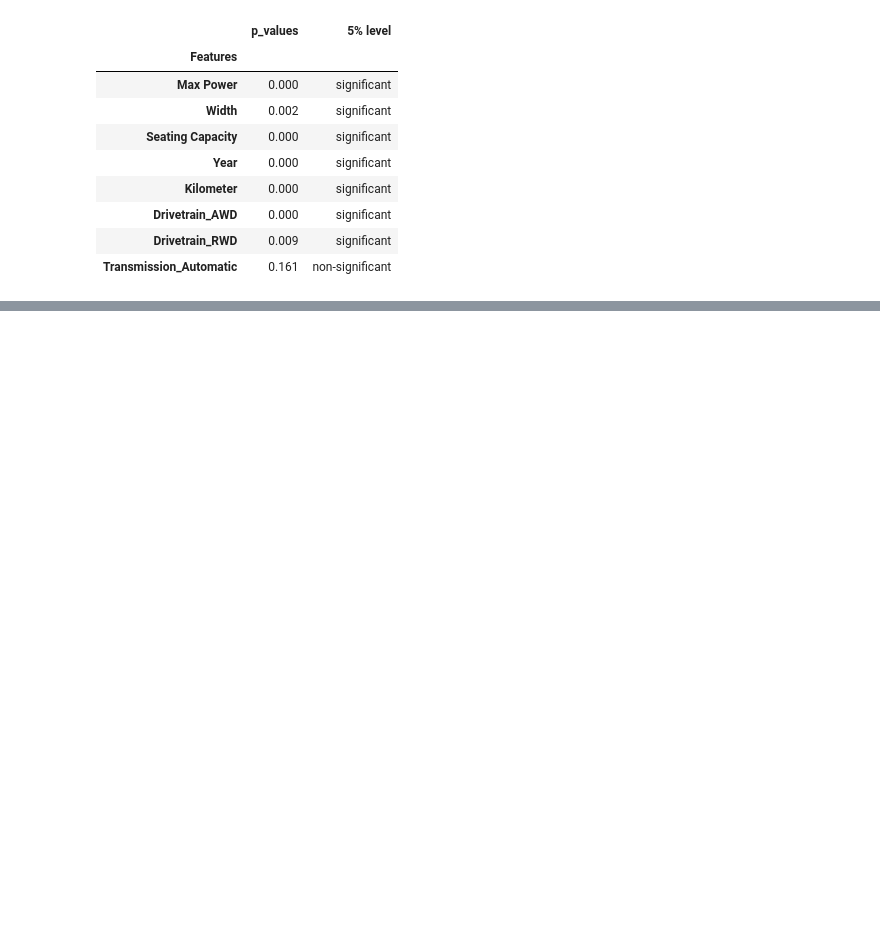
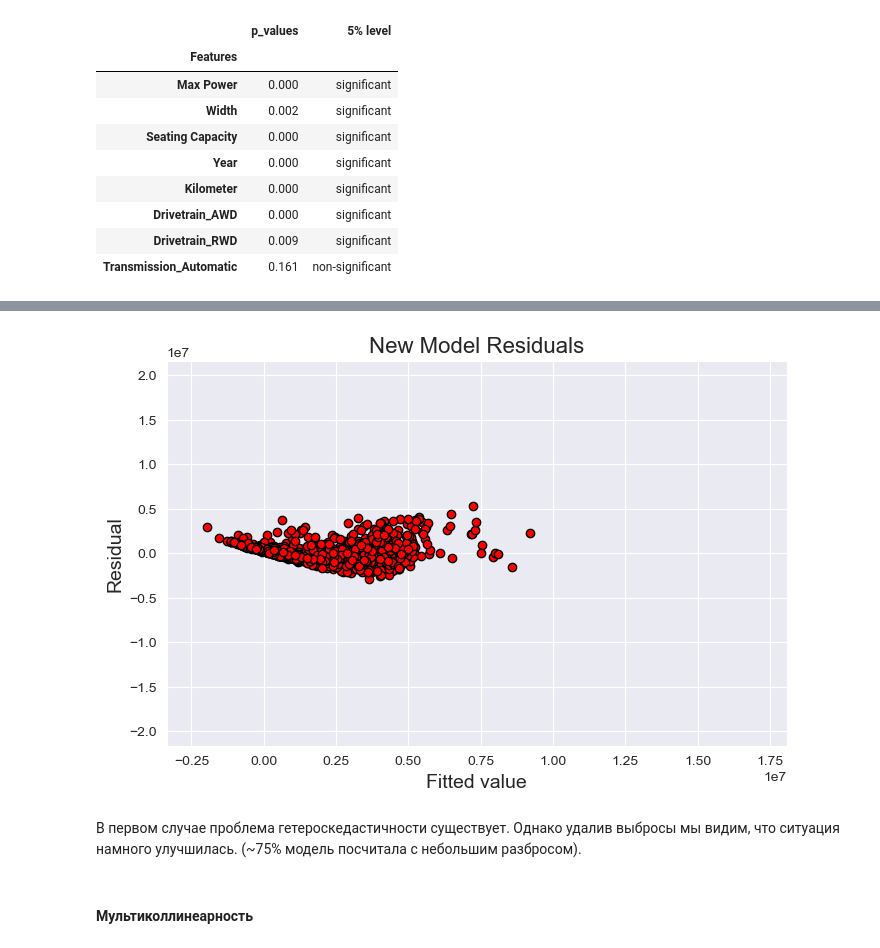
Before and after one commit to brshtsk/hell-in-python, a Jupyter notebook: Проект-авто.ipynb, the cells around one changed output, grey strips where cells are left out. Cells and saved outputs as stored; diff of their text form; code cells hidden in the pictures; blank space fills up the shorter version.

```diff
--- a/Проект-авто.ipynb
+++ b/Проект-авто.ipynb
@@ -684,0 +916,18 @@ pvals
+# %%
+plt.figure(figsize=(8, 5))
+plt.scatter(x=new_model.fittedvalues, y=new_model.resid, color='red', edgecolor='k')
+plt.grid(True)
+plt.xlabel('Fitted value', fontsize=14)
+plt.ylabel('Residual', fontsize=14)
+plt.title('New Model Residuals', fontsize=16)
+
+plt.ylim(-max(abs(new_model.resid)), max(abs(new_model.resid)))
+plt.xlim(min(new_model.fittedvalues), max(new_model.fittedvalues))
+
+plt.show()
+# %% [output]
+[figure, added]
+# %% [markdown]
+В первом случае проблема гетероскедастичности существует. Однако удалив выбросы мы видим, что ситуация намного улучшилась. (~75% модель посчитала с небольшим разбросом).
+# %% [markdown]
+#### Мультиколлинеарность
```
Also changed, not shown: parts of 39 cells of this notebook.
